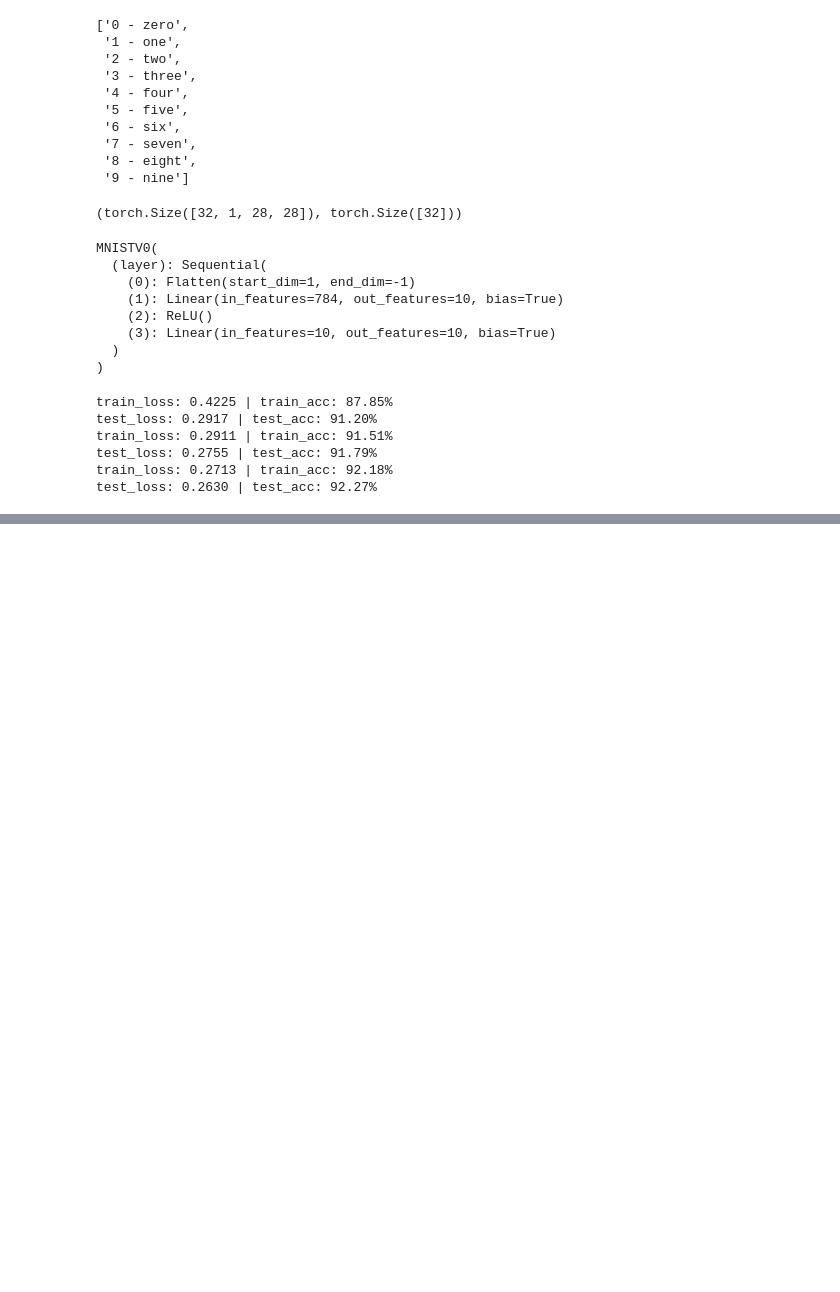
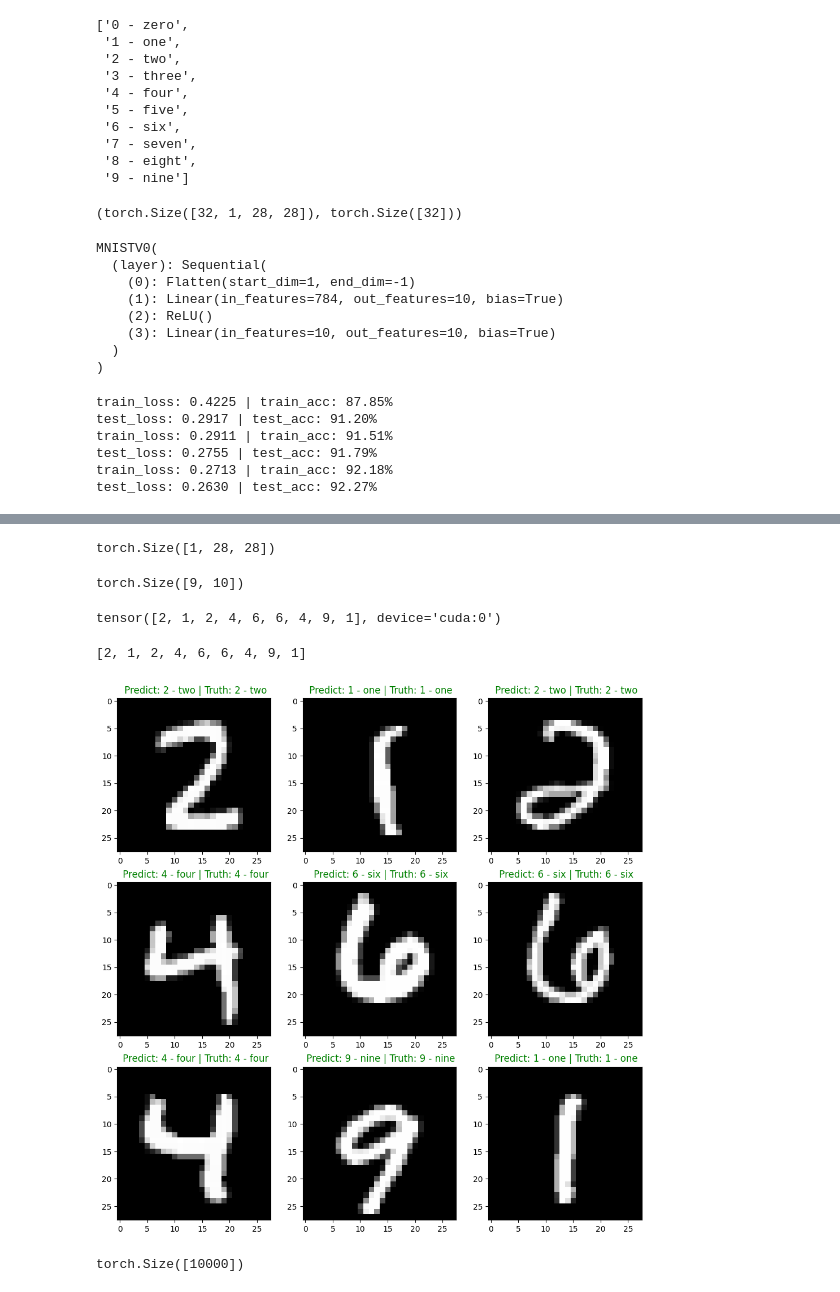
Before and after one commit to KCG2006/handwritten_digit_recognition, a Jupyter notebook: handwritten_digit_recognition.ipynb, the cells around one changed output, grey strips where cells are left out. Saved outputs shown, nothing was run; the diff lists cells and outputs as text; code cells hidden in the pictures; blank space fills up the shorter version.

Commit message:
Make predictions; Visualize; Save the model

```diff
--- a/handwritten_digit_recognition.ipynb
+++ b/handwritten_digit_recognition.ipynb
@@ -254,0 +291,58 @@ MNISTV1(
+# %%
+#define prediction function
+def make_prediction(model, data):
+    pred_prob = []
+    model.eval()
+    with torch.inference_mode():
+        for X in data:
+            X = torch.unsqueeze(X, dim=0).to(device)
+            logits = model(X)
+
+            prob = torch.softmax(logits, dim=1)
+            pred_prob.append(prob)
+    return torch.stack(pred_prob)
+# %%
+import random
+random.seed(42)
+test_samples = []
+test_labels = []
+for sample, label in random.sample(list(test_data), k=9):
+    test_samples.append(sample)
+    test_labels.append(label)
+# %%
+test_samples[0].shape
+# %% [output]
+torch.Size([1, 28, 28])
+# %%
+pred_prob = make_prediction(model_1, test_samples).squeeze()
+pred_prob.shape
+# %% [output]
+torch.Size([9, 10])
+# %%
+pred_classes = pred_prob.argmax(dim=1)
+pred_classes
+# %% [output]
+tensor([2, 1, 2, 4, 6, 6, 4, 9, 1], device='cuda:0')
+# %%
+test_labels
+# %% [output]
+[2, 1, 2, 4, 6, 6, 4, 9, 1]
+# %%
+#plot predictions
+plt.figure(figsize=(12,12))
+nrows=3
+ncols=3
+for i, sample in enumerate(test_samples):
+    plt.subplot(nrows, ncols, i+1)
+
+    plt.imshow(sample.squeeze(), cmap='gray')
+
+    pred = class_name[pred_classes[i]]
+    truth = class_name[test_labels[i]]
+
+    if pred == truth:
+        plt.title(f" Predict: {pred} | Truth: {truth}", c='green')
+    else:
+        plt.title(f" Predict: {pred} | Truth: {truth}", c='red')
+# %% [output]
+[figure, added]
@@ -254,0 +362,4 @@ MNISTV1(
+# %%
+y_preds_tensor.shape
+# %% [output]
+torch.Size([10000])
```
Also changed, not shown: parts of 7 cells of this notebook, 1 other file.
